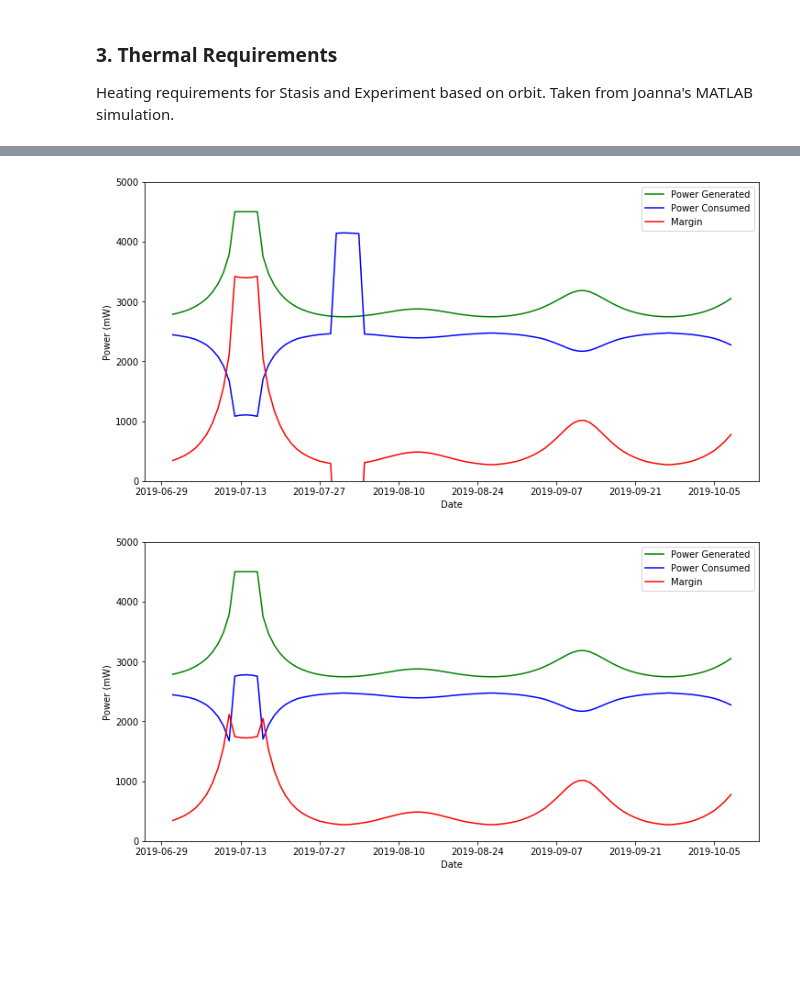
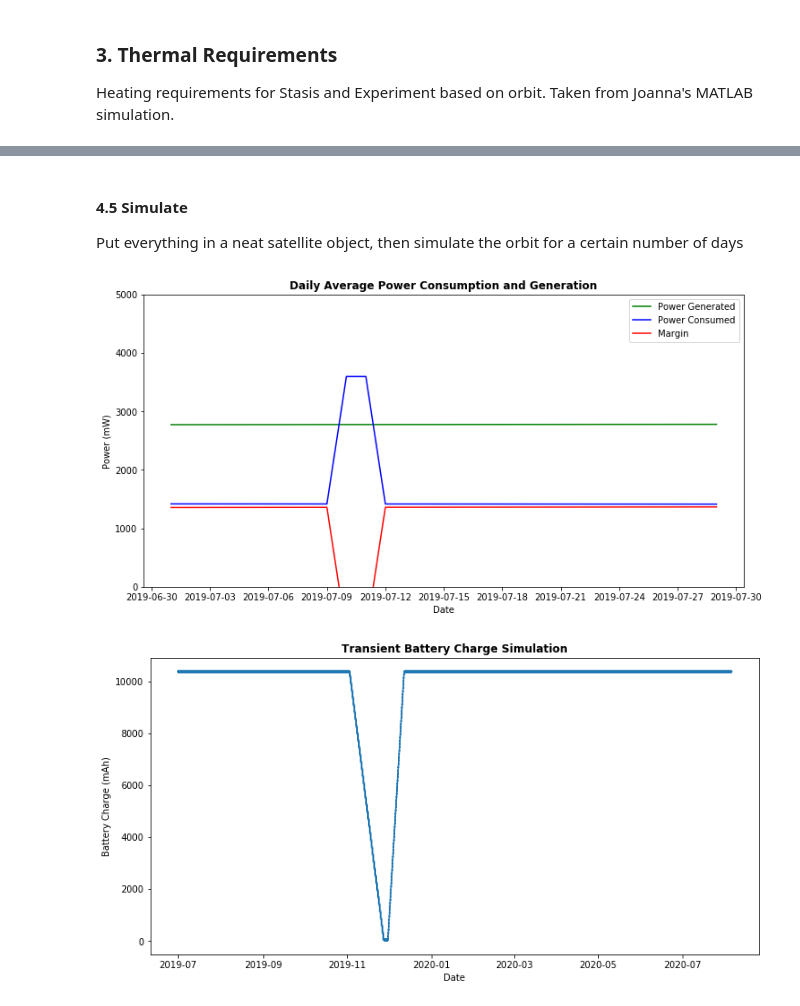
Before and after one commit to utat-ss/HERON-mission-sim, a Jupyter notebook: Mission Simulator.ipynb, the cells around one changed output, grey strips where cells are left out. Cells and saved outputs as stored; diff of their text form; code cells hidden in the pictures; blank space fills up the shorter version.

Commit message:
Transient Battery Analysis! Transient battery charge analysis implemented. Though, results do not look promising. Unless we have space for 12 batteries.

```diff
--- a/Mission Simulator.ipynb
+++ b/Mission Simulator.ipynb
@@ -111,7 +140,7 @@ The bus contains the OBC, EPS, and COM boards as well as the Li-1 Transceiver.
 Pay contains the heaters, payload microcontroller, and eps_htr which is the converter running during the operation of the heaters - EPS consumes more power during heating according to Sam's budgets.
 # %%
 class Bus(object):
-    def __init__ (self, state, com_properties, orb_properties, obc, eps, com, li1):
+    def __init__ (self, state, com_properties, orb_properties, obc, eps, com, li1, batteries):
         self.com_p = com_properties
         self.orb_p = orb_properties
 
@@ -119,6 +148,8 @@ class Bus(object):
         self.eps = eps
         self.com = com
         self.li1 = li1
+
+        self.batt = batteries;
 
         self.state = state
 
@@ -295,9 +382,9 @@ def get_heats(thm_p, orb_p):
 # %%
 # 1. Set up orbit
 # Excel Workbook of Beta Angles and Eclipse Fractions, must be in same directory
-wb_name = 'July19_July20ISS.xlsx'
-sh_name = 'ISS Beta Angles'
+wb_name = 'July19_July20SSO.xlsx'
+sh_name = 'SSO Beta Angles'
 n_days = 397
-launch = dt.date(2019, 7, 1)
+launch = dt.datetime(2019, 7, 1)
 
-orb_prop = Orbit(wb_name, sh_name, 397, 1.54*60, 550, launch)
+orb_prop = Orbit(wb_name, sh_name, 397, 1.5*60, 550, launch)
@@ -308,3 +400,9 @@ thm_prop = THM_Properties()
 com_prop = COM_Properties()
 gen_prop = PWR_Gen_Properties()
 conops = CONOPS()
+
+# Change some values
+thm_prop.a = 0.78
+thm_prop.e = 0.52
+conops.exp_start = 10
+conops.exp_len = 2
@@ -333,17 +439,15 @@ pay_htr = Component("HEATER", {'KPALIVE' :  [0, 0],
 # %%
 # 4. Create a payload and Bus
 payload = Pay("KPALIVE", pay_ssm, pay_htr, eps_htr)
-bus = Bus("REGULAR", com_prop, orb_prop, obc_ssm, eps_ssm, com_ssm, com_li1)
+batt = Batteries(4, 2600)
+bus = Bus("REGULAR", com_prop, orb_prop, obc_ssm, eps_ssm, com_ssm, com_li1, batt)
+# %% [markdown]
+#### 4.5 Simulate
+Put everything in a neat satellite object, then simulate the orbit for a certain number of days
 # %%
 # 5. Create Satellite and Simulate
 HeronMkII = Satellite(orb_prop, thm_prop, com_prop, gen_prop, bus, payload)
-HeronMkII.simulate(conops)
+HeronMkII.simulate(conops, 30)
 # %% [output]
-[figure, old version]
+[figure, new version]
+[figure, added]
-# %%
-# Try changing the temperature goals and try again:
-HeronMkII.thm_prop.a = 0.72
-HeronMkII.thm_prop.e = 0.58
-HeronMkII.simulate(conops)
-# %% [output]
-[figure, removed]
```
Also changed, not shown: parts of 18 cells of this notebook.
